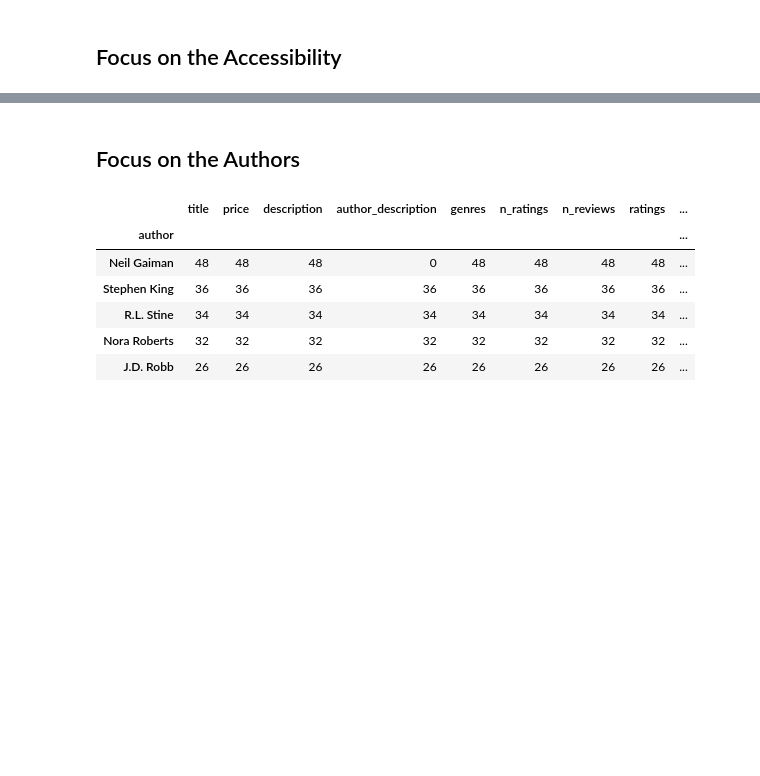
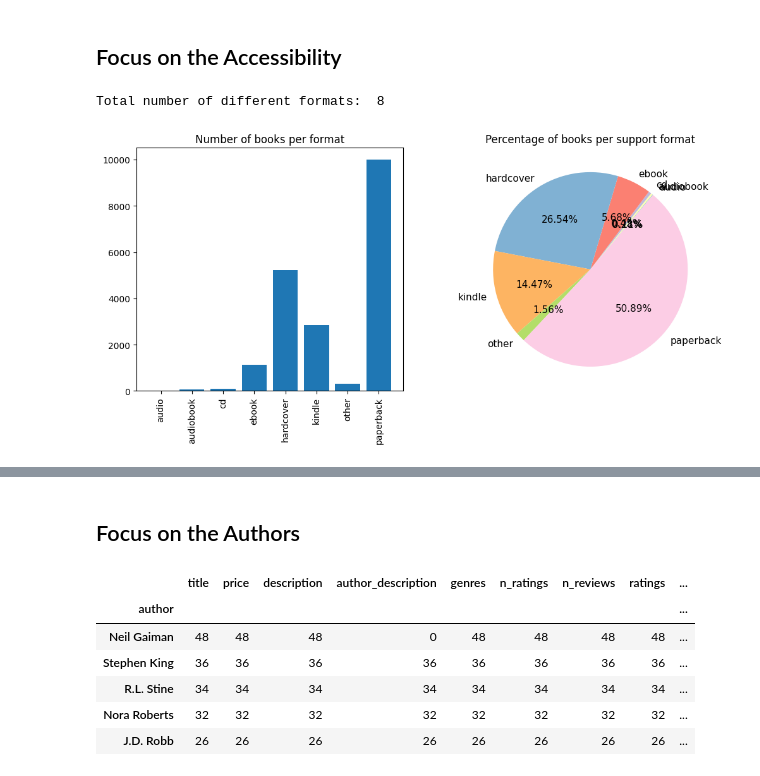
Before and after one commit to Ethan2541/Projet-DALAS, a Jupyter notebook: src/eda.ipynb, the cells around one changed output, grey strips where cells are left out. Saved outputs shown, nothing was run; the diff lists cells and outputs as text; code cells hidden in the pictures; blank space fills up the shorter version.

```diff
--- a/src/eda.ipynb
+++ b/src/eda.ipynb
@@ -61,0 +177,22 @@ plt.show()
+# %%
+formats_list = np.unique(df["format"])
+print("Total number of different formats: ", len(formats_list))
+
+format_counts = df["format"].value_counts()
+format_counts = [format_counts[format_key] for format_key in formats_list]
+
+plt.subplots(1, 2, figsize=(12, 5))
+
+plt.subplot(1, 2, 1)
+plt.title("Number of books per format")
+plt.bar(x=np.arange(len(formats_list)), height=format_counts, align="center")
+plt.xticks(np.arange(len(formats_list)), formats_list, rotation=90)
+
+plt.subplot(1, 2, 2)
+plt.title("Percentage of books per support format")
+plt.pie(format_counts, labels=formats_list, autopct="%1.2f%%", colors=sns.color_palette("Set3"), textprops={"fontsize":11}, startangle=50)
+
+plt.show()
+# %% [output]
+Total number of different formats:  8
+[figure, added]
```
Also changed, not shown: parts of 28 cells of this notebook, 5 other files.
